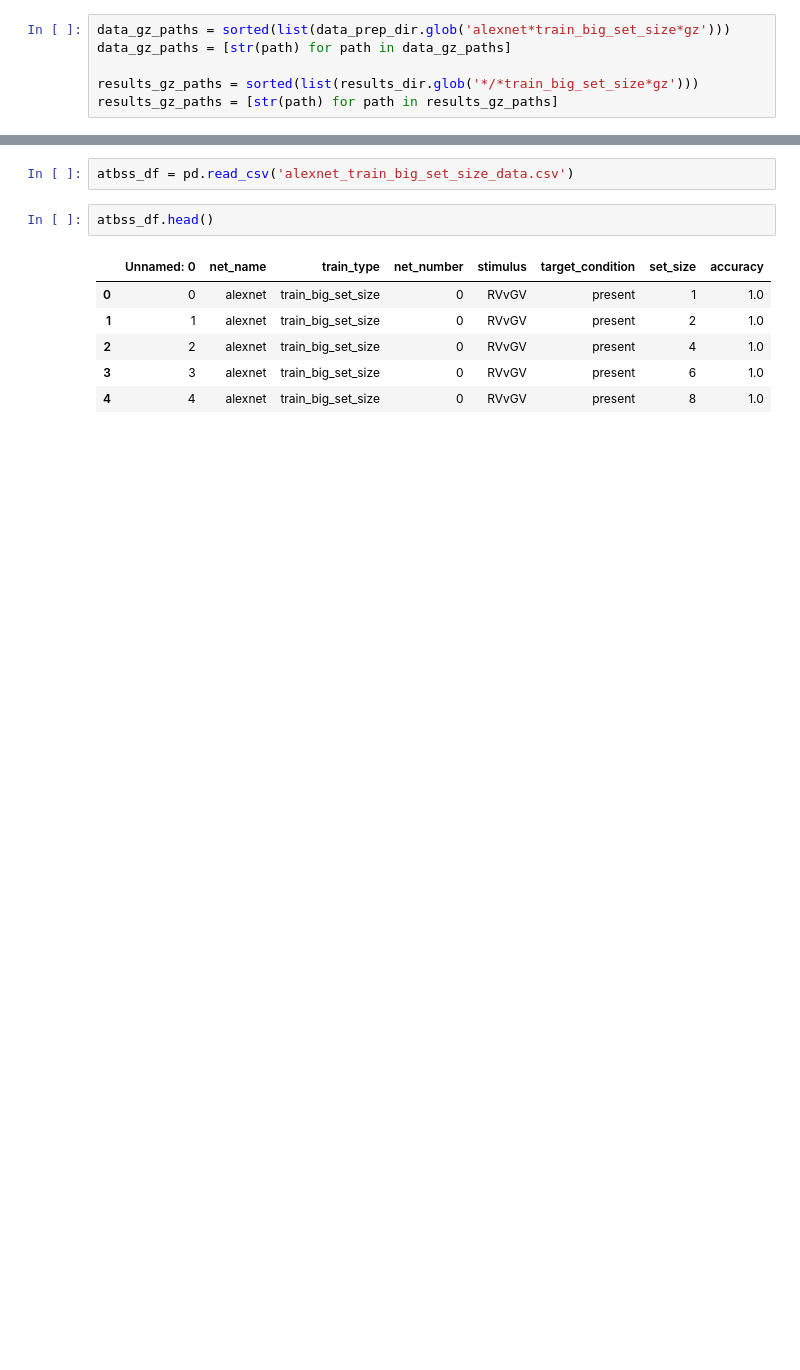
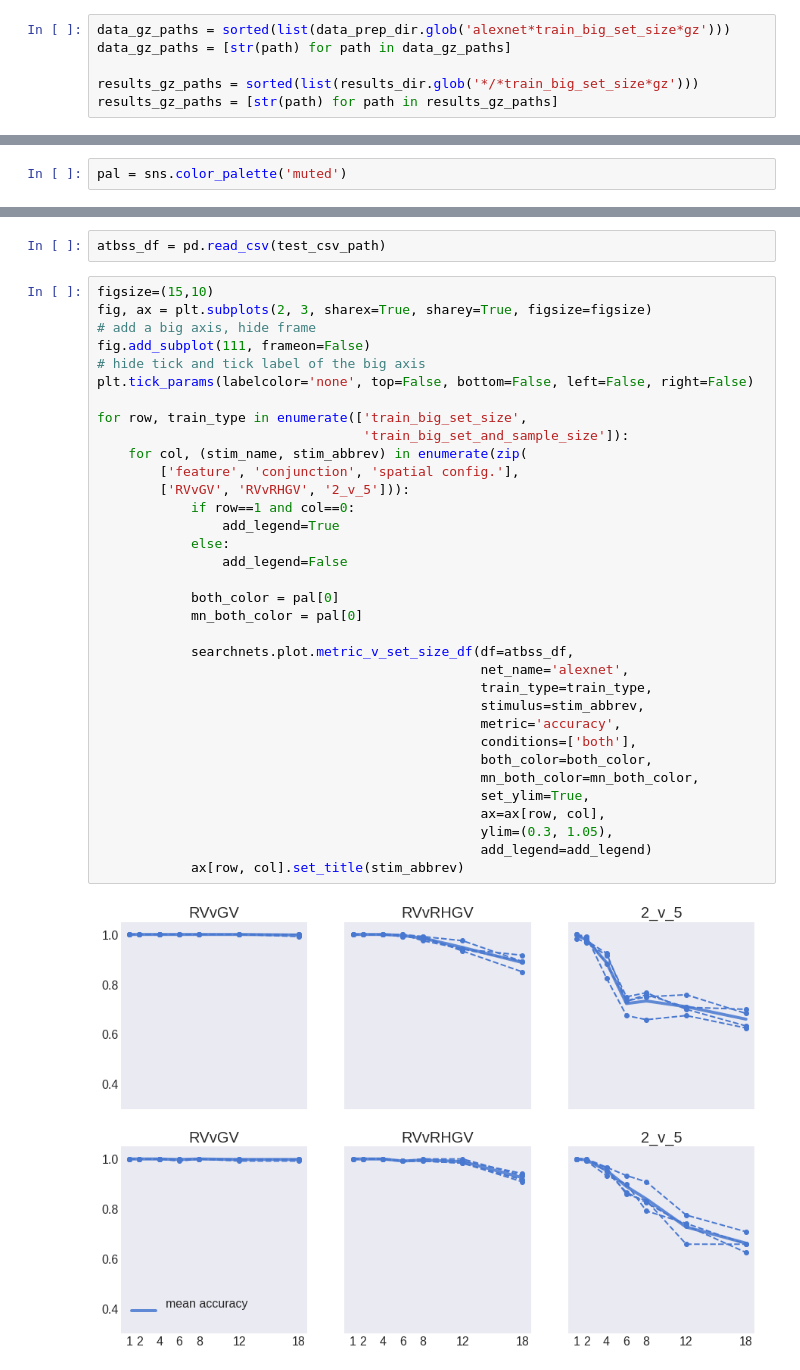
Before and after one commit to NickleDave/visual-search-nets, a Jupyter notebook: docs/notebooks/supp-info/alexnet-train-big-set-size.ipynb, the cells around one changed output, grey strips where cells are left out. Saved outputs shown, nothing was run; the diff lists cells and outputs as text; blank space fills up the shorter version.

```diff
--- a/docs/notebooks/supp-info/alexnet-train-big-set-size.ipynb
+++ b/docs/notebooks/supp-info/alexnet-train-big-set-size.ipynb
@@ -35,0 +25,2 @@ data_gz_paths = data_gz_paths[1:]
+# %%
+pal = sns.color_palette('muted')
@@ -46,11 +55,38 @@ searchnets.utils.general.results_csv(data_prep_dir,
 # %%
-atbss_df = pd.read_csv('alexnet_train_big_set_size_data.csv')
+atbss_df = pd.read_csv(test_csv_path)
-# %%
-atbss_df.head()
-# %% [output]
-|  | Unnamed: 0 | net_name | train_type | net_number | stimulus | target_condition | set_size | accuracy |
-| 0 | 0 | alexnet | train_big_set_size | 0 | RVvGV | present | 1 | 1.0 |
-| 1 | 1 | alexnet | train_big_set_size | 0 | RVvGV | present | 2 | 1.0 |
-| 2 | 2 | alexnet | train_big_set_size | 0 | RVvGV | present | 4 | 1.0 |
-| 3 | 3 | alexnet | train_big_set_size | 0 | RVvGV | present | 6 | 1.0 |
-| 4 | 4 | alexnet | train_big_set_size | 0 | RVvGV | present | 8 | 1.0 |
+# %%
+figsize=(15,10)
+fig, ax = plt.subplots(2, 3, sharex=True, sharey=True, figsize=figsize)
+# add a big axis, hide frame
+fig.add_subplot(111, frameon=False)
+# hide tick and tick label of the big axis
+plt.tick_params(labelcolor='none', top=False, bottom=False, left=False, right=False)
+
+for row, train_type in enumerate(['train_big_set_size',
+                                  'train_big_set_and_sample_size']):
+    for col, (stim_name, stim_abbrev) in enumerate(zip(
+        ['feature', 'conjunction', 'spatial config.'],
+        ['RVvGV', 'RVvRHGV', '2_v_5'])):
+            if row==1 and col==0:
+                add_legend=True
+            else:
+                add_legend=False
+
+            both_color = pal[0]
+            mn_both_color = pal[0]
+
+            searchnets.plot.metric_v_set_size_df(df=atbss_df,
+                                                 net_name='alexnet',
+                                                 train_type=train_type,
+                                                 stimulus=stim_abbrev,
+                                                 metric='accuracy',
+                                                 conditions=['both'],
+                                                 both_color=both_color,
+                                                 mn_both_color=mn_both_color,
+                                                 set_ylim=True,
+                                                 ax=ax[row, col],
+                                                 ylim=(0.3, 1.05),
+                                                 add_legend=add_legend)
+            ax[row, col].set_title(stim_abbrev)
+# %% [output]
+[figure, added]
```
Also changed, not shown: parts of 14 cells of this notebook, 1 other file.
